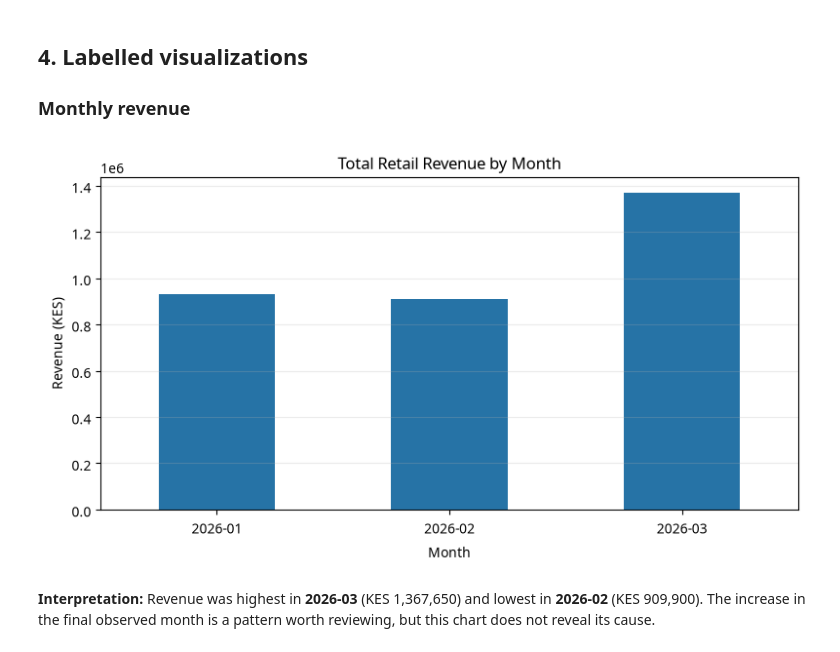
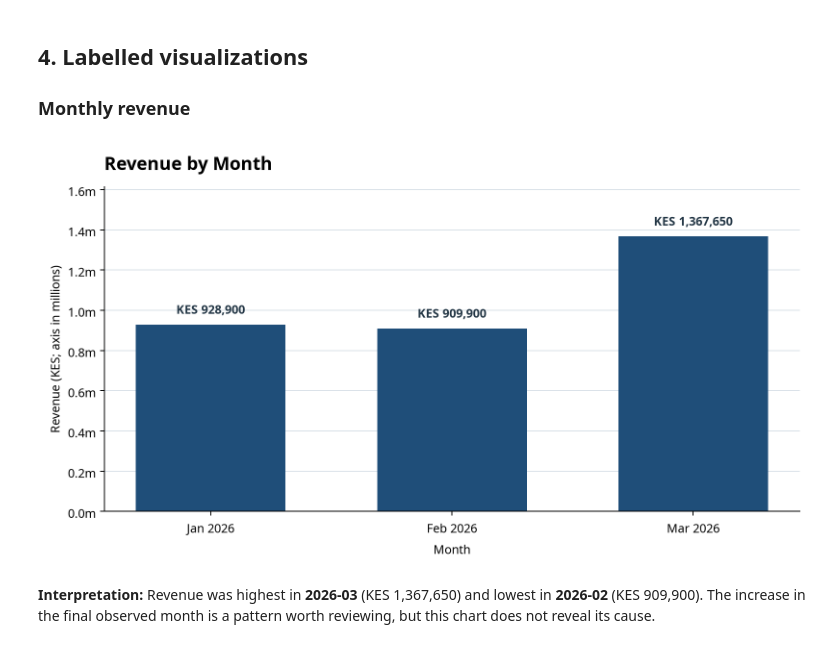
Before and after one commit to tmwakisha/DSA2050---DATA-SCIENCE-METHODOLOGIES, a Jupyter notebook: week1_analysis.ipynb, the cells around one changed output. Saved outputs shown, nothing was run; the diff lists cells and outputs as text; code cells hidden in the pictures.

```diff
--- a/week1_analysis.ipynb
+++ b/week1_analysis.ipynb
@@ -100,22 +98,31 @@ Average transaction value: KES 10,688.17
 # %%
 monthly_revenue = (
     df.assign(Month=df["Date"].dt.to_period("M").astype(str))
       .groupby("Month", sort=True)["Revenue_KES"]
       .sum()
 )
-
-fig, ax = plt.subplots(figsize=(8, 4.5))
-monthly_revenue.plot(kind="bar", color="#2673a6", ax=ax)
-ax.set_title("Total Retail Revenue by Month")
+month_labels = [pd.Period(month).strftime("%b %Y") for month in monthly_revenue.index]
+fig, ax = plt.subplots(figsize=(9, 5))
+bars = ax.bar(month_labels, monthly_revenue.values, color="#1F4E79", width=0.62)
+ax.set_title("Revenue by Month", loc="left", fontsize=15, fontweight="bold", pad=14)
 ax.set_xlabel("Month")
-ax.set_ylabel("Revenue (KES)")
-ax.tick_params(axis="x", rotation=0)
-ax.grid(axis="y", alpha=0.25)
+ax.set_ylabel("Revenue (KES; axis in millions)")
+ax.yaxis.set_major_formatter(FuncFormatter(lambda value, _: f"{value / 1_000_000:.1f}m"))
+ax.set_ylim(0, max(monthly_revenue.values) * 1.18)
+ax.set_axisbelow(True)
+ax.grid(axis="y", color="#D9E1E8", linewidth=0.8)
+ax.spines["top"].set_visible(False)
+ax.spines["right"].set_visible(False)
+for bar, value in zip(bars, monthly_revenue.values):
+    ax.annotate(f"KES {value:,.0f}",
+                (bar.get_x() + bar.get_width() / 2, bar.get_height()),
+                xytext=(0, 6), textcoords="offset points", ha="center", va="bottom",
+                fontsize=10, fontweight="bold", color="#243746")
 fig.tight_layout()
-fig.savefig("outputs/monthly_revenue.png", dpi=150, bbox_inches="tight")
+fig.savefig("outputs/monthly_revenue.png", dpi=180, bbox_inches="tight")
 plt.show()
 # %% [output]
-[figure, old version]
+[figure, new version]
 # %% [markdown]
 **Interpretation:** Revenue was highest in **2026-03** (KES 1,367,650) and lowest in **2026-02** (KES 909,900). The increase in the final observed month is a pattern worth reviewing, but this chart does not reveal its cause.
 # %% [markdown]
```
Also changed, not shown: parts of 2 cells of this notebook.
